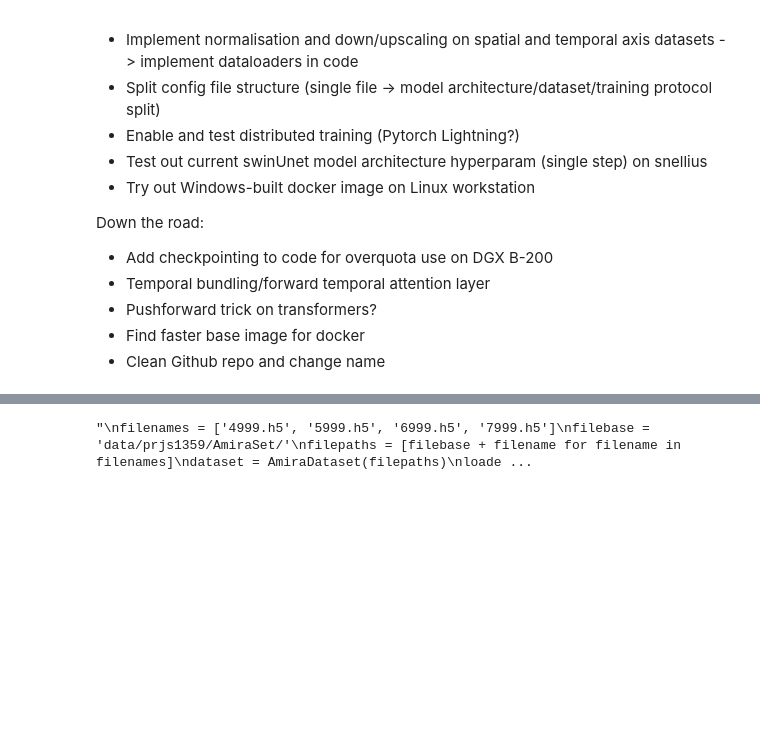
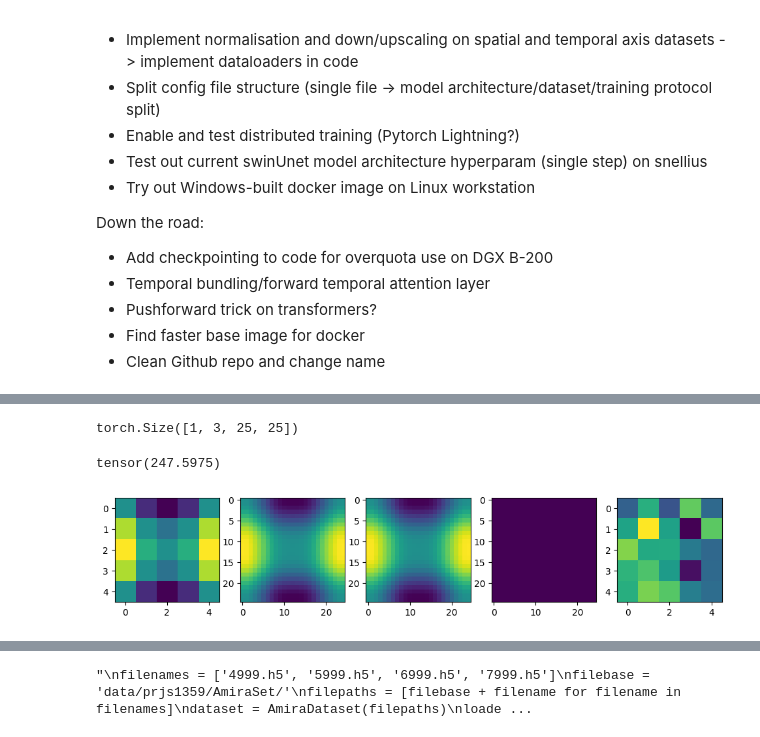
Before and after one commit to tpharmsen/AutoregressiveNeuralOperators, a Jupyter notebook: test.ipynb, the cells around one changed output, grey strips where cells are left out. Cells and saved outputs as stored; diff of their text form; code cells hidden in the pictures; blank space fills up the shorter version.

```diff
--- a/test.ipynb
+++ b/test.ipynb
@@ -116,0 +132,23 @@ tensor(0.1055)
+# %%
+def bicubic_interpolate(data, target_shape):
+    return torch.nn.functional.interpolate(data, size=target_shape, mode='bicubic')
+x = torch.randn(1,1,32,32)
+y = bicubic_interpolate(x, (64,64))
+x = torch.linspace(-2, 2, 5)
+y = torch.linspace(-2, 2, 5)
+X, Y = torch.meshgrid(x, y, indexing="xy")
+ran = 100 * torch.randn(5,5)
+Z = X**2 - Y**2
+ranZran = torch.stack([ran, Z, ran], dim=0)
+fig, ax = plt.subplots(1,5, figsize=(12,3))
+ax[0].imshow(Z)
+Z2 = bicubic_interpolate(Z.unsqueeze(0).unsqueeze(0), (25,25))
+Z3 = bicubic_interpolate(ranZran.unsqueeze(0), (25,25))
+ax[1].imshow(Z2.squeeze())
+ax[2].imshow(Z3.squeeze()[1])
+ax[3].imshow(Z2.squeeze() - Z3.squeeze()[1])
+ax[4].imshow(ran)
+# %% [output]
+torch.Size([1, 3, 25, 25])
+tensor(247.5975)
+[figure, added]
```
Also changed, not shown: parts of 3 cells of this notebook.
